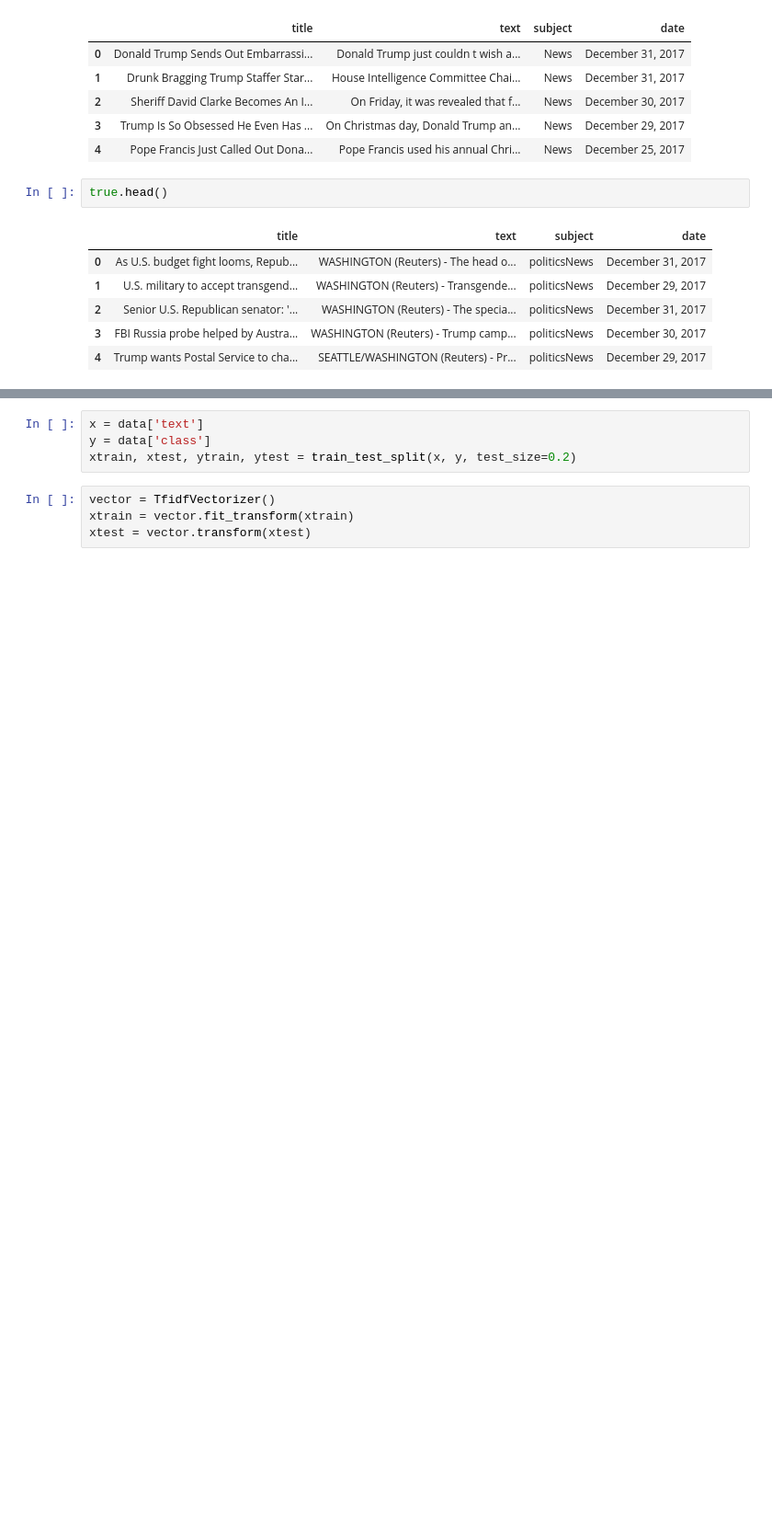
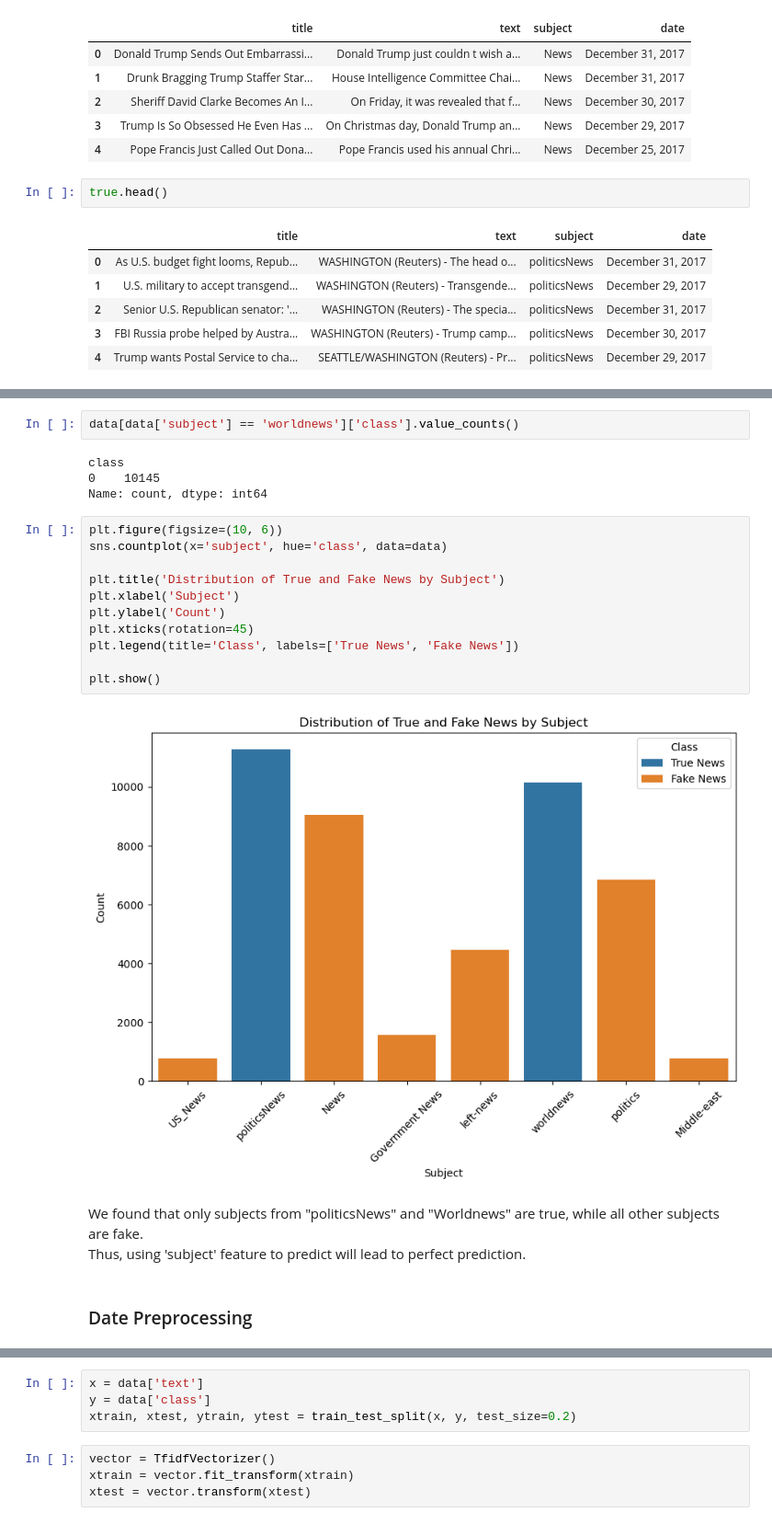
Before and after one commit to rsm-yuc172/MGTA_415_Fake_News_Detection, a Jupyter notebook: 415_Fake_News_Detection.ipynb, the cells around one changed output, grey strips where cells are left out. Shown at 92% size. Drawn from its saved outputs; the diff is of its cells as text; blank space fills up the shorter version.

```diff
--- a/415_Fake_News_Detection.ipynb
+++ b/415_Fake_News_Detection.ipynb
@@ -65,3 +150,27 @@ data.drop(["index"], axis=1, inplace=True)
+# %%
+data[data['subject'] == 'worldnews']['class'].value_counts()
+# %% [output]
+class
+0    10145
+Name: count, dtype: int64
+# %%
+plt.figure(figsize=(10, 6))
+sns.countplot(x='subject', hue='class', data=data)
+
+plt.title('Distribution of True and Fake News by Subject')
+plt.xlabel('Subject')
+plt.ylabel('Count')
+plt.xticks(rotation=45)
+plt.legend(title='Class', labels=['True News', 'Fake News'])
+
+plt.show()
+# %% [output]
+[figure, added]
+# %% [markdown]
+We found that only subjects from "politicsNews" and "Worldnews" are true, while all other subjects are fake. \
+Thus, using 'subject' feature to predict will lead to perfect prediction.
+# %% [markdown]
+### Date Preprocessing
 # %%
 def process_news(text):
     text = text.lower()
```
Also changed, not shown: parts of 25 cells of this notebook.
